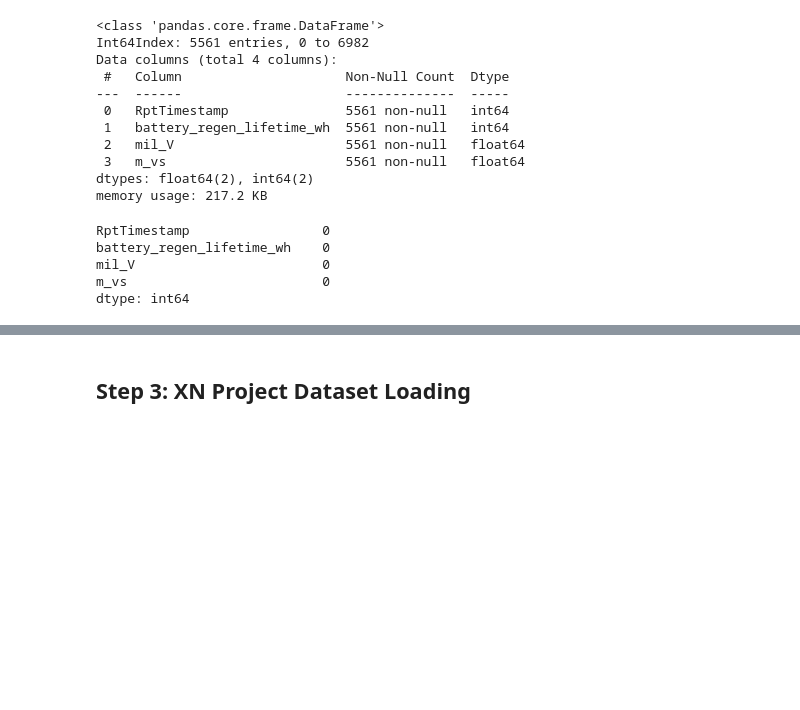
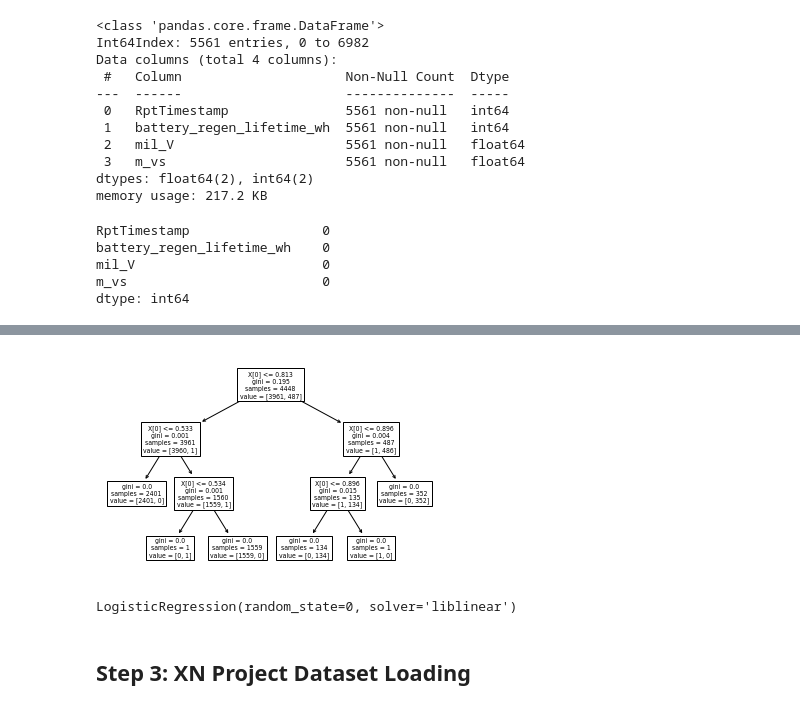
Before and after one commit to yfu6/7280XNProject, a Jupyter notebook: 7280 Model-Copy1.ipynb, the cells around one changed output, grey strips where cells are left out. Drawn from its saved outputs; the diff is of its cells as text; code cells hidden in the pictures; blank space fills up the shorter version.

```diff
--- a/7280 Model-Copy1.ipynb
+++ b/7280 Model-Copy1.ipynb
@@ -110,6 +113,22 @@ dtype: int64
 features.m_vs = [1 if each >=450 else 0 for each in features.m_vs]
 y = features['m_vs']
 x_data = features.drop('m_vs', axis = 1)
+x = (x_data -np.min(x_data))/(np.max(x_data)-np.min(x_data)).values
+# %%
+from sklearn import tree
+x_train, x_test, y_train, y_test = train_test_split(x, y, test_size=0.2, random_state=0)
+dt_model = DecisionTreeClassifier()
+dt_model.fit(x_train, y_train)
+tree.plot_tree(dt_model);
+# %% [output]
+[figure, added]
+# %%
+rf_model = RandomForestClassifier(n_estimators=80, random_state=0)
+rf_model.fit(x, y)
+lr_clf = LogisticRegression(solver='liblinear', C=1.0, random_state=0)
+lr_clf.fit(x, y)
+# %% [output]
+LogisticRegression(random_state=0, solver='liblinear')
 # %% [markdown]
 ## Step 3: XN Project Dataset Loading
 # %%
```
Also changed, not shown: parts of 4 cells of this notebook.
